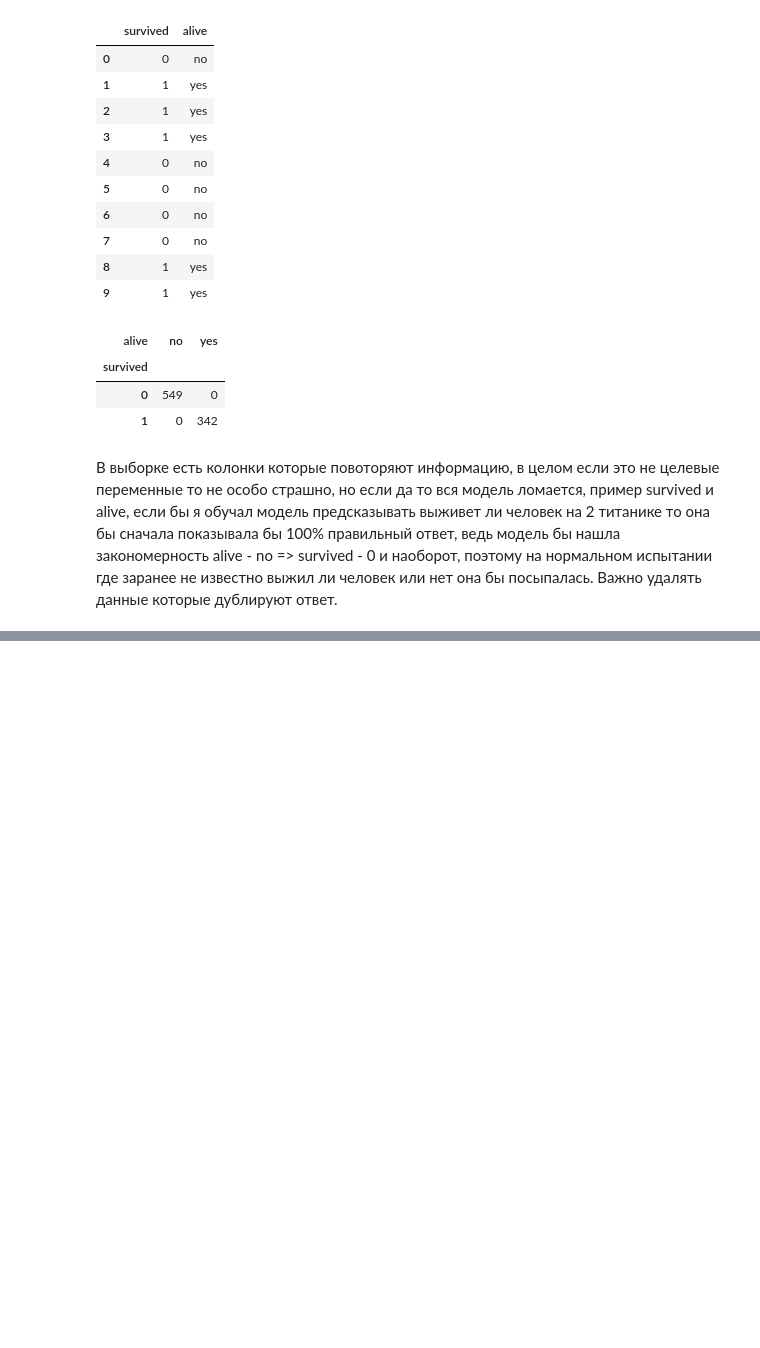
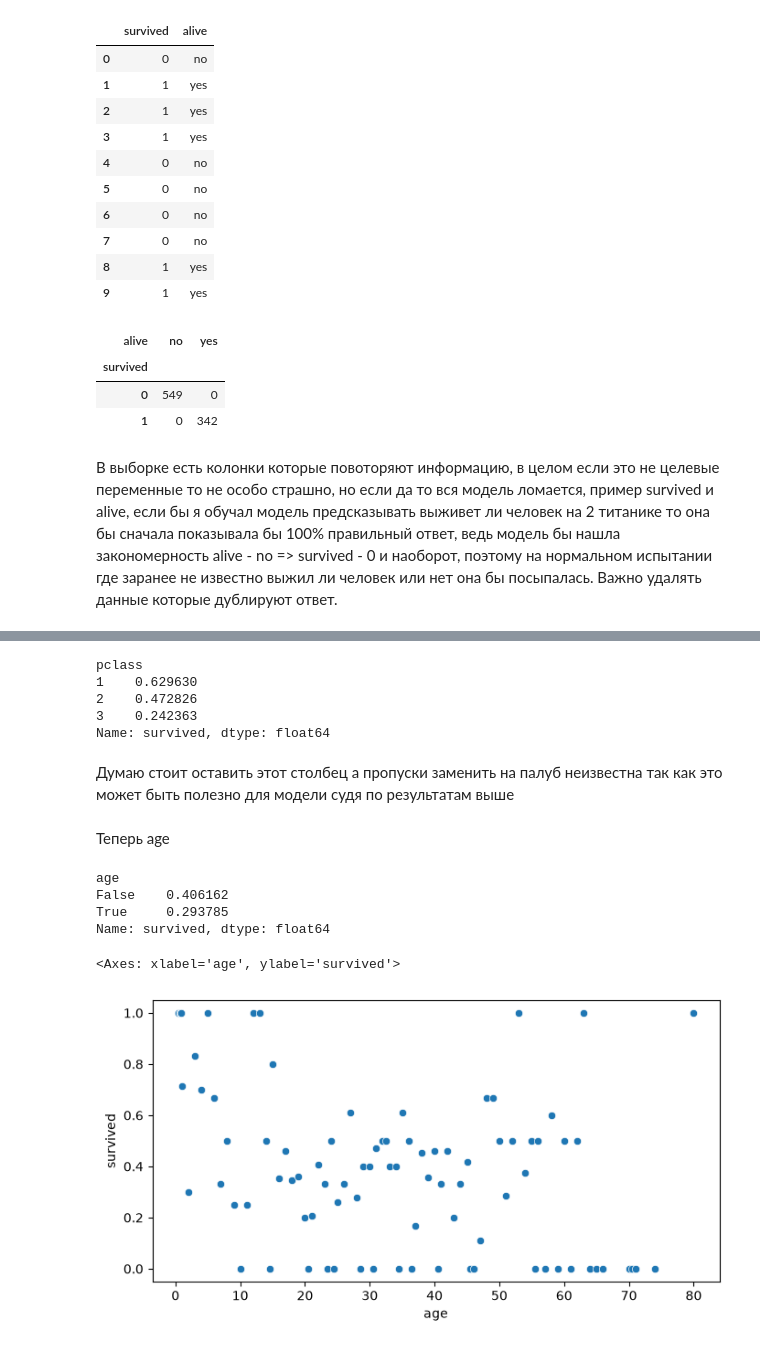
Before and after one commit to Hajime-bit1337/ml-journey, a Jupyter notebook: notebooks/05_titanic_eda.ipynb, the cells around one changed output, grey strips where cells are left out. Drawn from its saved outputs; the diff is of its cells as text; code cells hidden in the pictures; blank space fills up the shorter version.

```diff
--- a/notebooks/05_titanic_eda.ipynb
+++ b/notebooks/05_titanic_eda.ipynb
@@ -158,0 +155,3 @@ df.groupby(df['age'].isnull())['survived'].agg(['count', 'mean'])
+# %%
+df['embarked'] = df['embarked'].fillna(df['embarked'].mode()[0])
+df['embark_town'] = df['embark_town'].fillna(df['embark_town'].mode()[0])
@@ -158,0 +181,28 @@ df.groupby(df['age'].isnull())['survived'].agg(['count', 'mean'])
+# %%
+df.groupby('pclass')['survived'].mean()
+# %% [output]
+pclass
+1    0.629630
+2    0.472826
+3    0.242363
+Name: survived, dtype: float64
+# %% [markdown]
+Думаю стоит оставить этот столбец а пропуски заменить на палуб неизвестна так как это может быть полезно для модели судя по результатам выше
+# %%
+df['deck'] = df['deck'].cat.add_categories('Unknown_deck')
+df['deck'] = df['deck'].fillna('Unknown_deck')
+# %% [markdown]
+Теперь age
+# %%
+df.groupby(df['age'].isnull())['survived'].mean()
+# %% [output]
+age
+False    0.406162
+True     0.293785
+Name: survived, dtype: float64
+# %%
+fig, ax = plt.subplots(figsize=(8, 4))
+sns.scatterplot(data=df.groupby('age')['survived'].mean().reset_index(), x='age', y='survived')
+# %% [output]
+<Axes: xlabel='age', ylabel='survived'>
+[figure, added]
```
Also changed, not shown: parts of 59 cells of this notebook, 2 other files.
